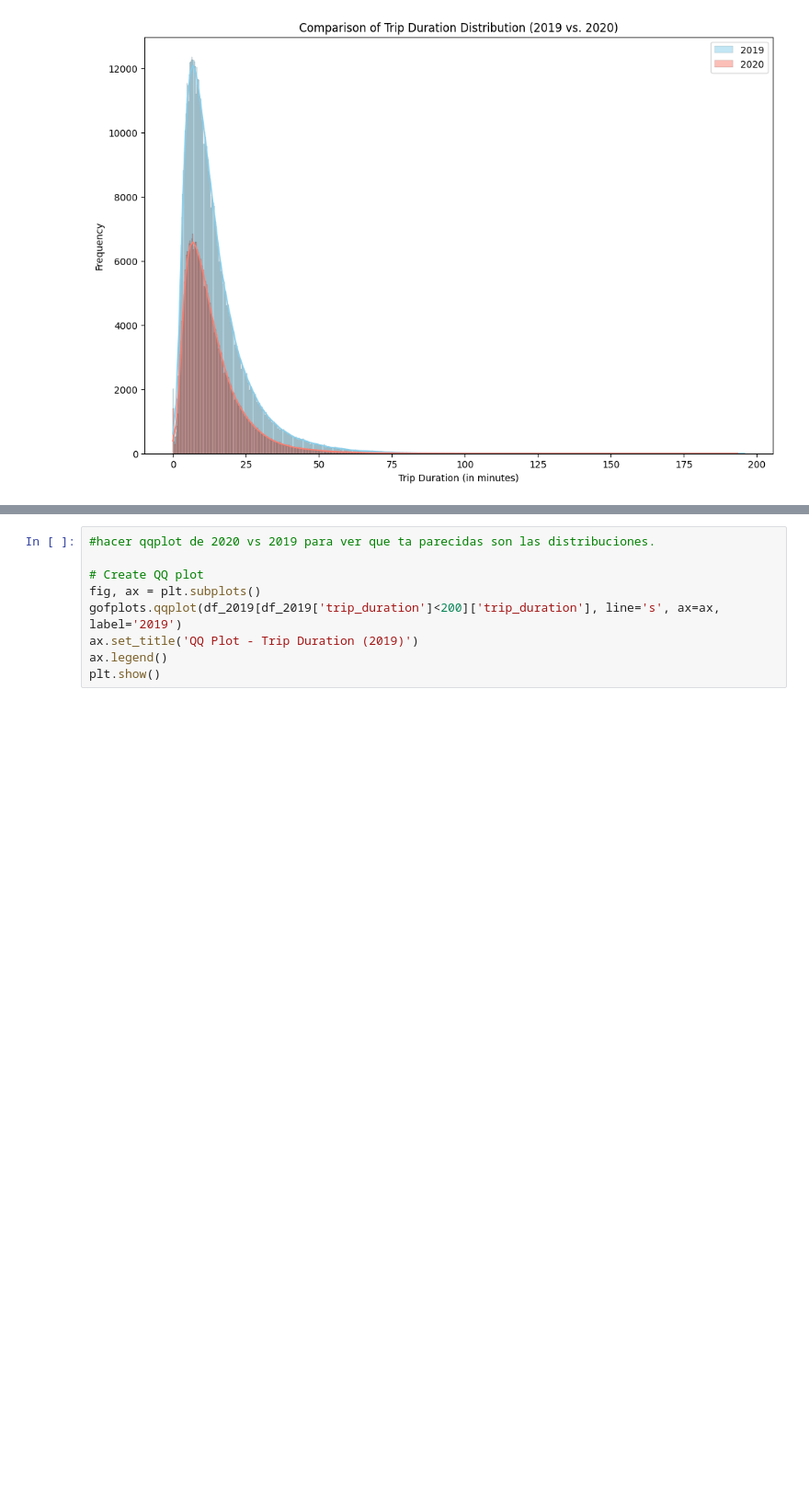
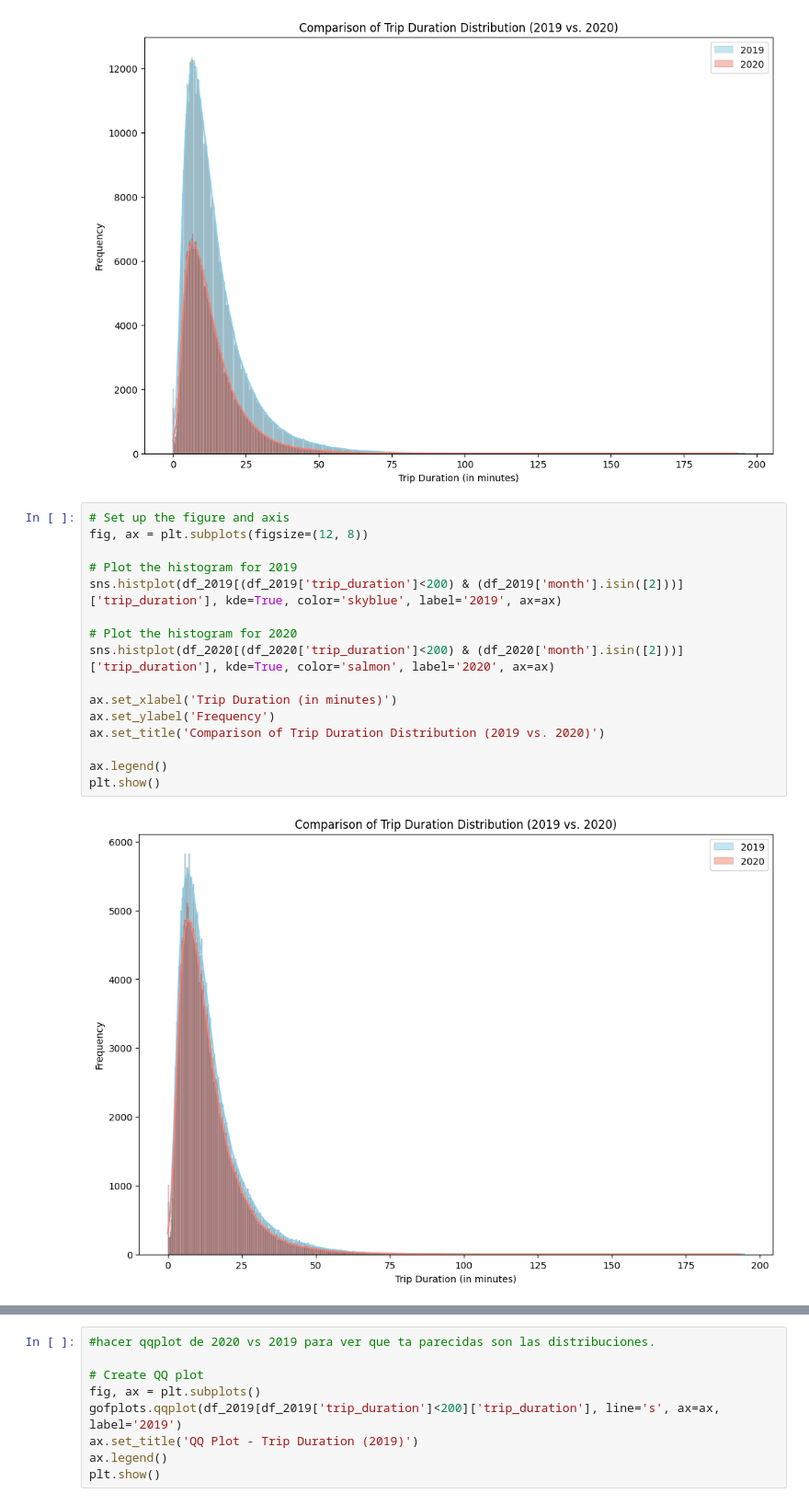
Before and after one commit to IA-UBA/analisis-de-datos, a Jupyter notebook: notebooks/time_analysis.ipynb, the cells around one changed output, grey strips where cells are left out. Shown at 92% size. Drawn from its saved outputs; the diff is of its cells as text; blank space fills up the shorter version.

```diff
--- a/notebooks/time_analysis.ipynb
+++ b/notebooks/time_analysis.ipynb
@@ -48,3 +107,21 @@ ax.legend()
 plt.show()
 # %% [output]
 [figure]
+# %%
+# Set up the figure and axis
+fig, ax = plt.subplots(figsize=(12, 8))
+
+# Plot the histogram for 2019
+sns.histplot(df_2019[(df_2019['trip_duration']<200) & (df_2019['month'].isin([2]))]['trip_duration'], kde=True, color='skyblue', label='2019', ax=ax)
+
+# Plot the histogram for 2020
+sns.histplot(df_2020[(df_2020['trip_duration']<200) & (df_2020['month'].isin([2]))]['trip_duration'], kde=True, color='salmon', label='2020', ax=ax)
+
+ax.set_xlabel('Trip Duration (in minutes)')
+ax.set_ylabel('Frequency')
+ax.set_title('Comparison of Trip Duration Distribution (2019 vs. 2020)')
+
+ax.legend()
+plt.show()
+# %% [output]
+[figure, added]
```
Also changed, not shown: parts of 13 cells of this notebook, 1 other file.
